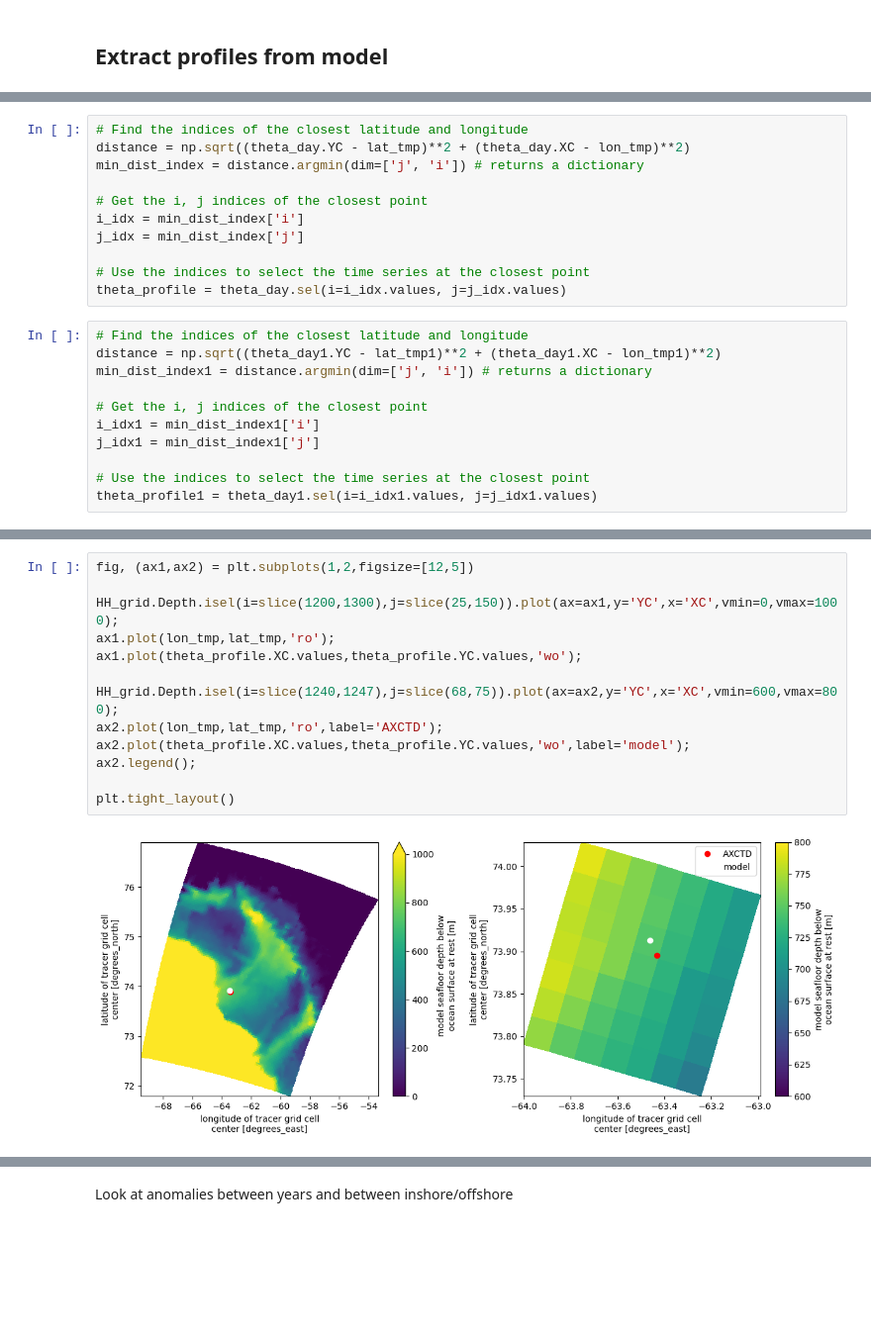
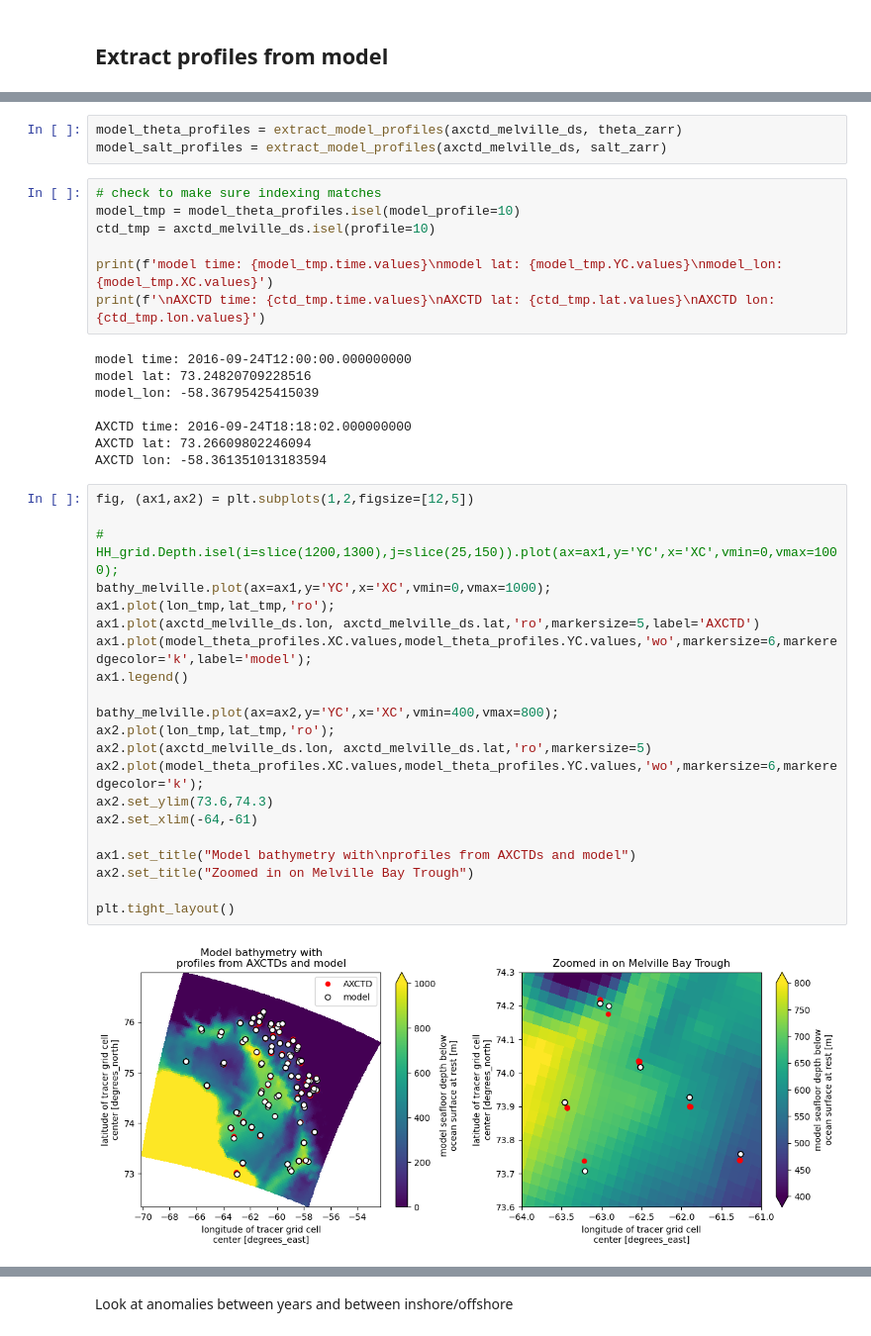
Before and after one commit to mjzahn/melville_summer_snapshots, a Jupyter notebook: notebooks/1_extract_model_profiles.ipynb, the cells around one changed output, grey strips where cells are left out. Shown at 99% size. Saved outputs shown, nothing was run; the diff lists cells and outputs as text; blank space fills up the shorter version.

Commit message:
model and axctd comparison

```diff
--- a/notebooks/1_extract_model_profiles.ipynb
+++ b/notebooks/1_extract_model_profiles.ipynb
@@ -137,22 +125,0 @@ theta_day1 = theta_zarr.sel(time=time_tmp1, method='nearest')
-# %%
-# Find the indices of the closest latitude and longitude
-distance = np.sqrt((theta_day.YC - lat_tmp)**2 + (theta_day.XC - lon_tmp)**2)
-min_dist_index = distance.argmin(dim=['j', 'i']) # returns a dictionary
-
-# Get the i, j indices of the closest point
-i_idx = min_dist_index['i']
-j_idx = min_dist_index['j']
-
-# Use the indices to select the time series at the closest point
-theta_profile = theta_day.sel(i=i_idx.values, j=j_idx.values)
-# %%
-# Find the indices of the closest latitude and longitude
-distance = np.sqrt((theta_day1.YC - lat_tmp1)**2 + (theta_day1.XC - lon_tmp1)**2)
-min_dist_index1 = distance.argmin(dim=['j', 'i']) # returns a dictionary
-
-# Get the i, j indices of the closest point
-i_idx1 = min_dist_index1['i']
-j_idx1 = min_dist_index1['j']
-
-# Use the indices to select the time series at the closest point
-theta_profile1 = theta_day1.sel(i=i_idx1.values, j=j_idx1.values)
@@ -188,15 +180,41 @@ plt.plot(i_idx.values,j_idx.values,'ro',markersize=4);
+# %%
+model_theta_profiles = extract_model_profiles(axctd_melville_ds, theta_zarr)
+model_salt_profiles = extract_model_profiles(axctd_melville_ds, salt_zarr)
+# %%
+# check to make sure indexing matches
+model_tmp = model_theta_profiles.isel(model_profile=10)
+ctd_tmp = axctd_melville_ds.isel(profile=10)
+
+print(f'model time: {model_tmp.time.values}\nmodel lat: {model_tmp.YC.values}\nmodel_lon: {model_tmp.XC.values}')
+print(f'\nAXCTD time: {ctd_tmp.time.values}\nAXCTD lat: {ctd_tmp.lat.values}\nAXCTD lon: {ctd_tmp.lon.values}')
+# %% [output]
+model time: 2016-09-24T12:00:00.000000000
+model lat: 73.24820709228516
+model_lon: -58.36795425415039
+
+AXCTD time: 2016-09-24T18:18:02.000000000
+AXCTD lat: 73.26609802246094
+AXCTD lon: -58.361351013183594
 # %%
 fig, (ax1,ax2) = plt.subplots(1,2,figsize=[12,5])
 
-HH_grid.Depth.isel(i=slice(1200,1300),j=slice(25,150)).plot(ax=ax1,y='YC',x='XC',vmin=0,vmax=1000);
+# HH_grid.Depth.isel(i=slice(1200,1300),j=slice(25,150)).plot(ax=ax1,y='YC',x='XC',vmin=0,vmax=1000);
+bathy_melville.plot(ax=ax1,y='YC',x='XC',vmin=0,vmax=1000);
 ax1.plot(lon_tmp,lat_tmp,'ro');
-ax1.plot(theta_profile.XC.values,theta_profile.YC.values,'wo');
+ax1.plot(axctd_melville_ds.lon, axctd_melville_ds.lat,'ro',markersize=5,label='AXCTD')
+ax1.plot(model_theta_profiles.XC.values,model_theta_profiles.YC.values,'wo',markersize=6,markeredgecolor='k',label='model');
+ax1.legend()
 
-HH_grid.Depth.isel(i=slice(1240,1247),j=slice(68,75)).plot(ax=ax2,y='YC',x='XC',vmin=600,vmax=800);
-ax2.plot(lon_tmp,lat_tmp,'ro',label='AXCTD');
-ax2.plot(theta_profile.XC.values,theta_profile.YC.values,'wo',label='model');
-ax2.legend();
+bathy_melville.plot(ax=ax2,y='YC',x='XC',vmin=400,vmax=800);
+ax2.plot(lon_tmp,lat_tmp,'ro');
+ax2.plot(axctd_melville_ds.lon, axctd_melville_ds.lat,'ro',markersize=5)
+ax2.plot(model_theta_profiles.XC.values,model_theta_profiles.YC.values,'wo',markersize=6,markeredgecolor='k');
+ax2.set_ylim(73.6,74.3)
+ax2.set_xlim(-64,-61)
+
+ax1.set_title("Model bathymetry with\nprofiles from AXCTDs and model")
+ax2.set_title("Zoomed in on Melville Bay Trough")
 
 plt.tight_layout()
 # %% [output]
-[figure, old version]
+[figure, new version]
```
Also changed, not shown: parts of 52 cells of this notebook.
